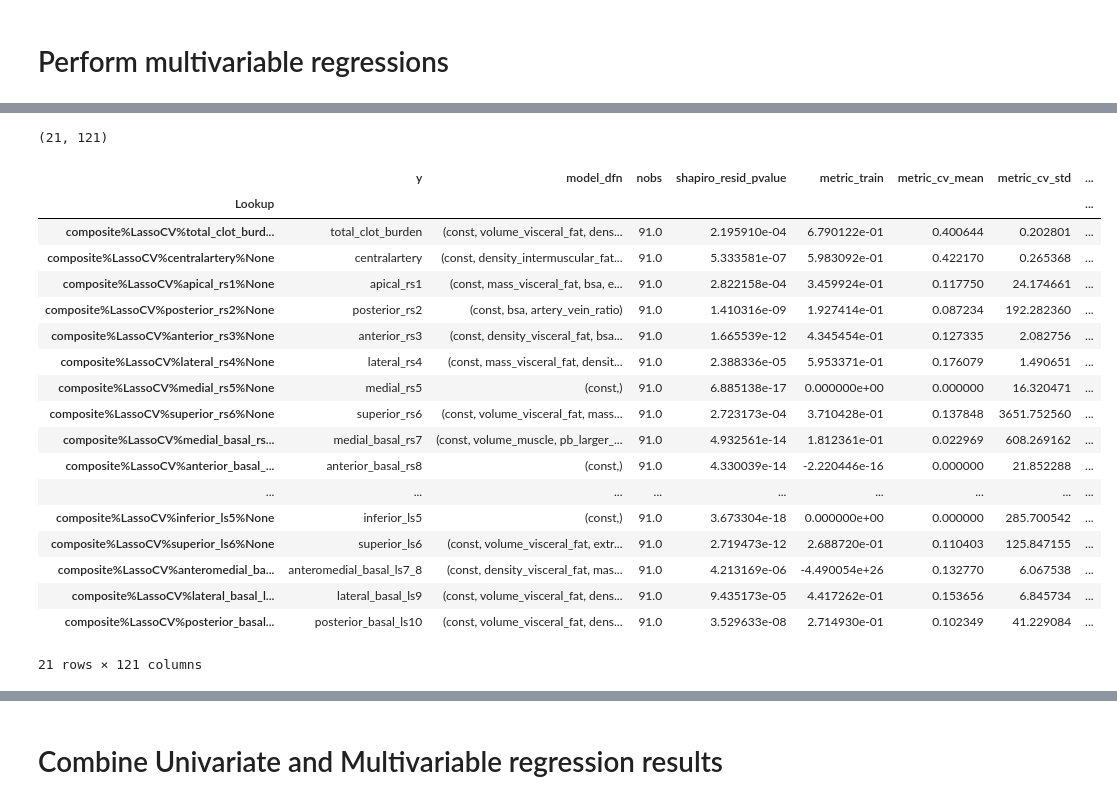
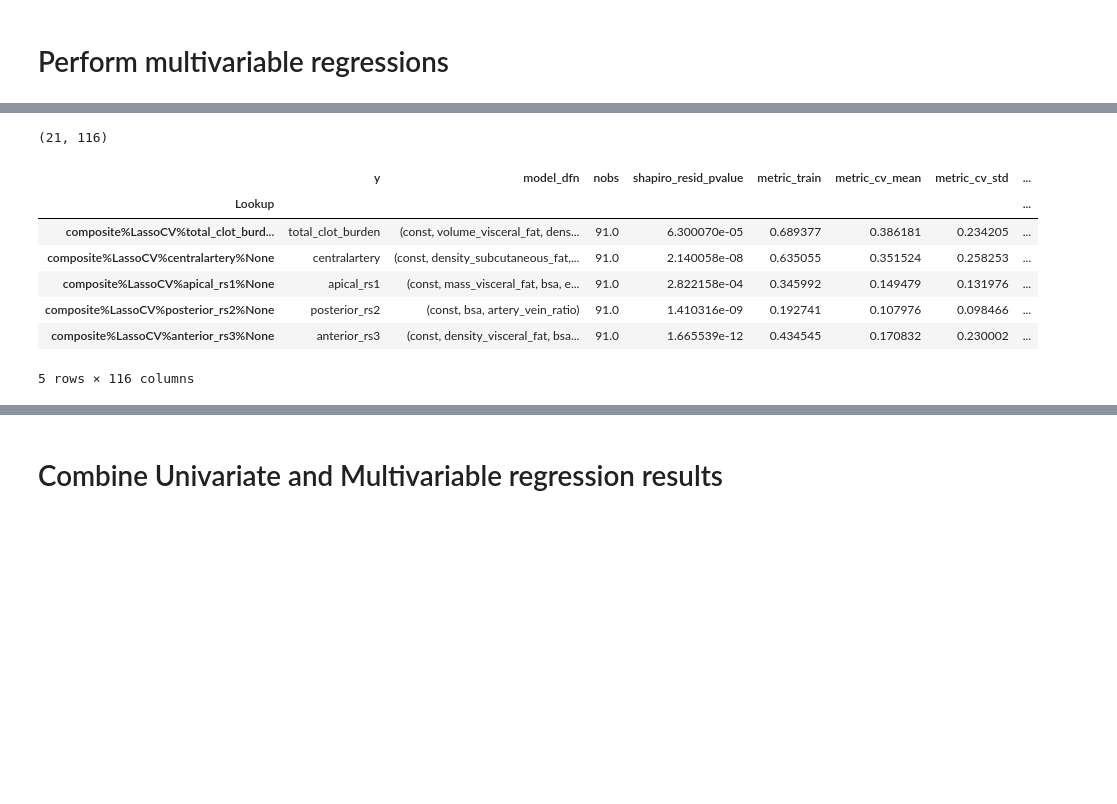
Before and after one commit to qaust/iCPET, a Jupyter notebook: src/ols.ipynb, the cells around one changed output, grey strips where cells are left out. Drawn from its saved outputs; the diff is of its cells as text; code cells hidden in the pictures; blank space fills up the shorter version.

Commit message:
chore: finished refactor for LASSO feature selection. added repeated CV

```diff
--- a/src/ols.ipynb
+++ b/src/ols.ipynb
@@ -246,8 +250,7 @@ store_coef_results(model_sm, y_temp)
 # %% [markdown]
 # Perform univariable regressions
 # %%
-univariate_models = pd.DataFrame()
-univariate_coefs = pd.DataFrame()
+univariable_results = pd.DataFrame()
 
 for target in tqdm(model_config.num_targets):
     for feature in all_features:
@@ -256,13 +259,23 @@ for target in tqdm(model_config.num_targets):
         y_temp = y[target]
         model_sm, model_sk = fit_model(X_temp, y_temp)
 
-        # Collect model information
-        univariate_models = pd.concat([univariate_models, store_model_results(model_sm, model_sk, X_temp, y_temp)],
-                                      axis=0)
+        # Store results
+        univariable_results = pd.concat(
+            [univariable_results, combine_model_results(model_sm, model_sk, X_temp, y_temp)],
+            axis=0
+        )
 
-        # Collect coef information
-        univariate_coefs = pd.concat([univariate_coefs, store_coef_results(model_sm, y_temp)],
-                                     axis=0)
-print(univariate_models.shape)
-print(univariate_coefs.shape)
+print(univariable_results.shape)
+
+univariable_results = univariable_results.reset_index()
+univariable_results['selection_method'] = 'All'
+univariable_results['model_dfn'] = univariable_results['model_dfn'].apply(lambda x: x[1])
+univariable_results['category'] = 'univariable_' + univariable_results['model_dfn']
+univariable_results['controls'] = 'None'
+univariable_results.index = univariable_results[['category', 'selection_method', 'y', 'controls']].apply('%'.join, axis=1)
+univariable_results.index.name = 'Lookup'
+
+print(univariable_results.shape)
+
+univariable_results.tail()
 # %% [output]
@@ -300,7 +294,7 @@ univariate_results
 # %%
 lasso = LassoCV(
     alphas=np.logspace(-2, 5, 100),
-    cv=10,
+    cv=CUSTOM_CV,
     fit_intercept=True,
     max_iter=10_000
 )
@@ -337,12 +331,15 @@ multivariable_results = pd.DataFrame()
 
 for target in tqdm(model_config.num_targets):
     lasso = LassoCV(
-        alphas=np.logspace(-2, 5, 100),
-        cv=10,
+        alphas=np.logspace(-3, 4, 100),
+        cv=CUSTOM_CV,
         fit_intercept=True,
-        max_iter=100_000
+        max_iter=100_000,
+        tol=0.001
     )
     lasso.fit(X, y[target])
+
+    print(f"{target:<27s} alpha={lasso.alpha_:.3f}")
 
     coefs = pd.DataFrame(
         {'coef': lasso.coef_},
@@ -365,30 +378,19 @@ Regressions on anteromedial_basal_ls7_8 did not match for sklearn and statsmodel
 # %%
 multivariable_results = multivariable_results.reset_index()
 multivariable_results['selection_method'] = 'LassoCV'
 multivariable_results['category'] = 'composite'
 multivariable_results['controls'] = 'None'
 multivariable_results.index = multivariable_results[['category', 'selection_method', 'y', 'controls']].apply('%'.join, axis=1)
 multivariable_results.index.name = 'Lookup'
 print(multivariable_results.shape)
-multivariable_results
+multivariable_results.head()
 # %% [output]
-(21, 121)
+(21, 116)
 |  | y | model_dfn | nobs | shapiro_resid_pvalue | metric_train | metric_cv_mean | metric_cv_std | ... |
 | Lookup |  |  |  |  |  |  |  | ... |
-| composite%LassoCV%total_clot_burd... | total_clot_burden | (const, volume_visceral_fat, dens... | 91.0 | 2.195910e-04 | 6.790122e-01 | 0.400644 | 0.202801 | ... |
-| composite%LassoCV%centralartery%None | centralartery | (const, density_intermuscular_fat... | 91.0 | 5.333581e-07 | 5.983092e-01 | 0.422170 | 0.265368 | ... |
-| composite%LassoCV%apical_rs1%None | apical_rs1 | (const, mass_visceral_fat, bsa, e... | 91.0 | 2.822158e-04 | 3.459924e-01 | 0.117750 | 24.174661 | ... |
-| composite%LassoCV%posterior_rs2%None | posterior_rs2 | (const, bsa, artery_vein_ratio) | 91.0 | 1.410316e-09 | 1.927414e-01 | 0.087234 | 192.282360 | ... |
-| composite%LassoCV%anterior_rs3%None | anterior_rs3 | (const, density_visceral_fat, bsa... | 91.0 | 1.665539e-12 | 4.345454e-01 | 0.127335 | 2.082756 | ... |
-| composite%LassoCV%lateral_rs4%None | lateral_rs4 | (const, mass_visceral_fat, densit... | 91.0 | 2.388336e-05 | 5.953371e-01 | 0.176079 | 1.490651 | ... |
-| composite%LassoCV%medial_rs5%None | medial_rs5 | (const,) | 91.0 | 6.885138e-17 | 0.000000e+00 | 0.000000 | 16.320471 | ... |
-| composite%LassoCV%superior_rs6%None | superior_rs6 | (const, volume_visceral_fat, mass... | 91.0 | 2.723173e-04 | 3.710428e-01 | 0.137848 | 3651.752560 | ... |
-| composite%LassoCV%medial_basal_rs... | medial_basal_rs7 | (const, volume_muscle, pb_larger_... | 91.0 | 4.932561e-14 | 1.812361e-01 | 0.022969 | 608.269162 | ... |
-| composite%LassoCV%anterior_basal_... | anterior_basal_rs8 | (const,) | 91.0 | 4.330039e-14 | -2.220446e-16 | 0.000000 | 21.852288 | ... |
-| ... | ... | ... | ... | ... | ... | ... | ... | ... |
-| composite%LassoCV%inferior_ls5%None | inferior_ls5 | (const,) | 91.0 | 3.673304e-18 | 0.000000e+00 | 0.000000 | 285.700542 | ... |
-| composite%LassoCV%superior_ls6%None | superior_ls6 | (const, volume_visceral_fat, extr... | 91.0 | 2.719473e-12 | 2.688720e-01 | 0.110403 | 125.847155 | ... |
-| composite%LassoCV%anteromedial_ba... | anteromedial_basal_ls7_8 | (const, density_visceral_fat, mas... | 91.0 | 4.213169e-06 | -4.490054e+26 | 0.132770 | 6.067538 | ... |
-| composite%LassoCV%lateral_basal_l... | lateral_basal_ls9 | (const, volume_visceral_fat, dens... | 91.0 | 9.435173e-05 | 4.417262e-01 | 0.153656 | 6.845734 | ... |
-| composite%LassoCV%posterior_basal... | posterior_basal_ls10 | (const, volume_visceral_fat, dens... | 91.0 | 3.529633e-08 | 2.714930e-01 | 0.102349 | 41.229084 | ... |
+| composite%LassoCV%total_clot_burd... | total_clot_burden | (const, volume_visceral_fat, dens... | 91.0 | 6.300070e-05 | 0.689377 | 0.386181 | 0.234205 | ... |
+| composite%LassoCV%centralartery%None | centralartery | (const, density_subcutaneous_fat,... | 91.0 | 2.140058e-08 | 0.635055 | 0.351524 | 0.258253 | ... |
+| composite%LassoCV%apical_rs1%None | apical_rs1 | (const, mass_visceral_fat, bsa, e... | 91.0 | 2.822158e-04 | 0.345992 | 0.149479 | 0.131976 | ... |
+| composite%LassoCV%posterior_rs2%None | posterior_rs2 | (const, bsa, artery_vein_ratio) | 91.0 | 1.410316e-09 | 0.192741 | 0.107976 | 0.098466 | ... |
+| composite%LassoCV%anterior_rs3%None | anterior_rs3 | (const, density_visceral_fat, bsa... | 91.0 | 1.665539e-12 | 0.434545 | 0.170832 | 0.230002 | ... |
-21 rows × 121 columns
+5 rows × 116 columns
```
Also changed, not shown: parts of 19 cells of this notebook, 3 other files.
